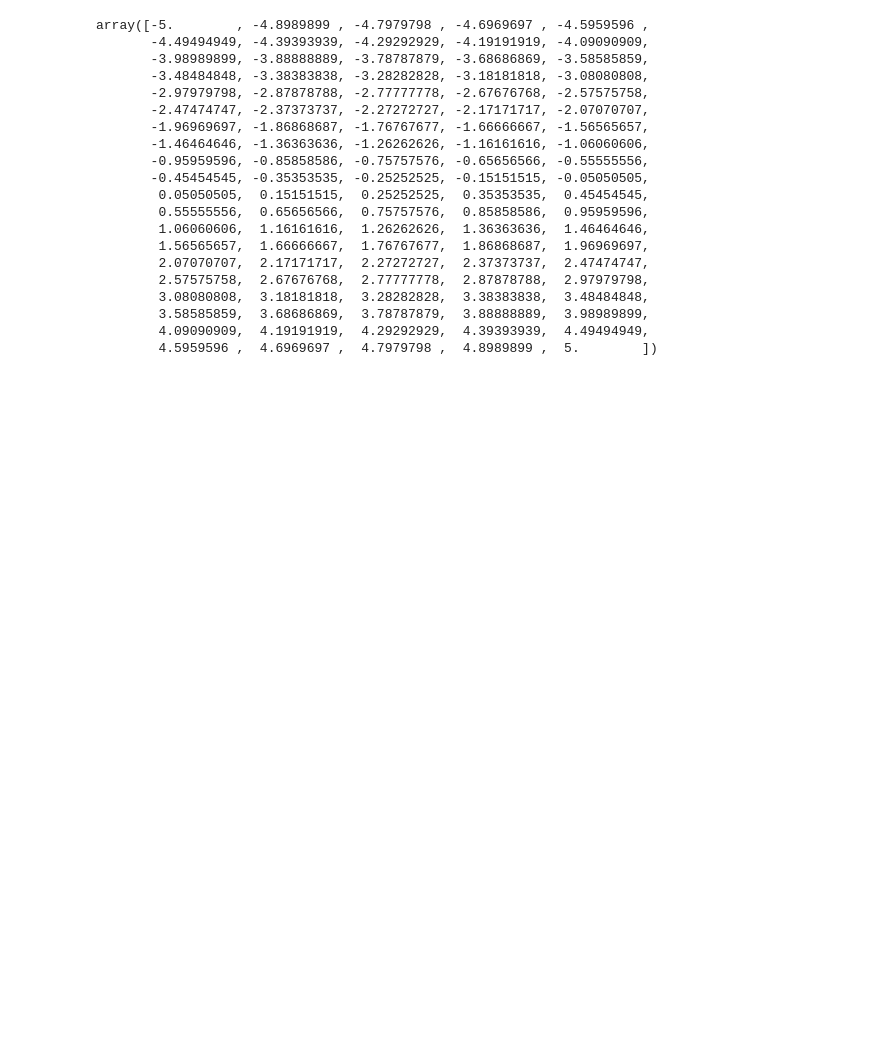
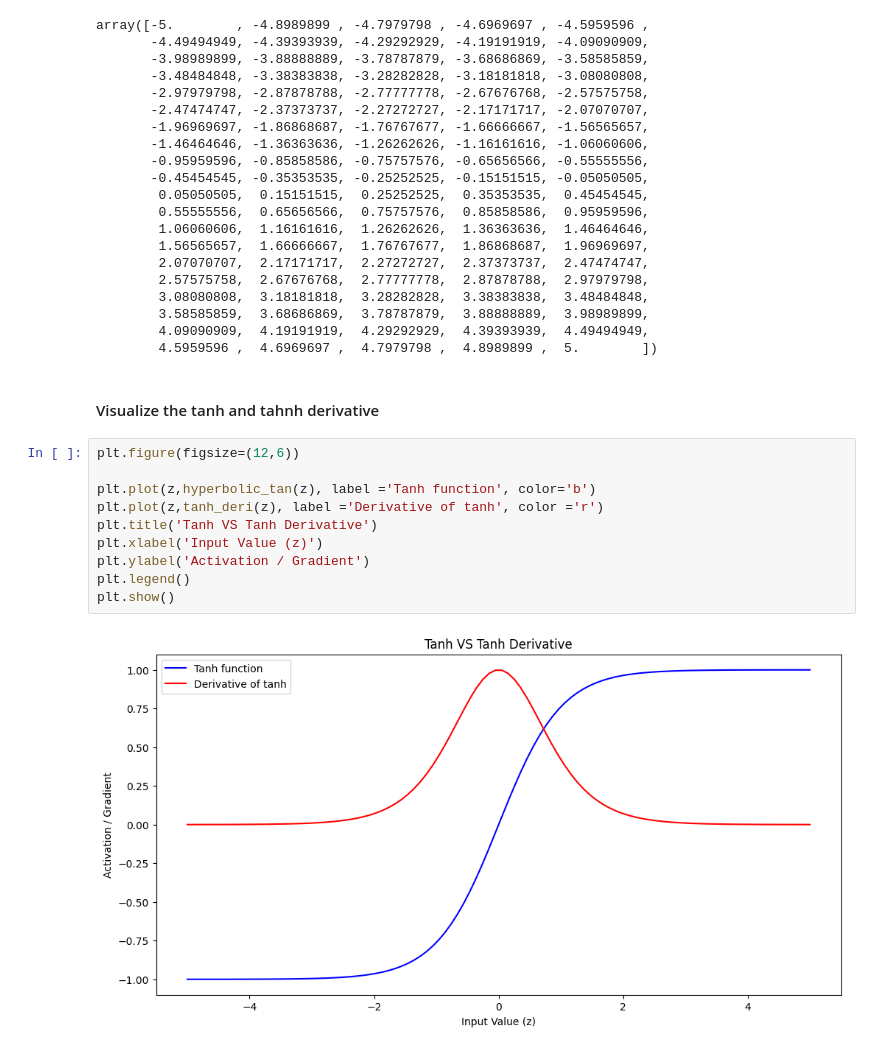
Before and after one commit to VishSeran/deep-leaning-models, a Jupyter notebook: activation-function/activation-function.ipynb, the cells around one changed output. Cells and saved outputs as stored; diff of their text form; blank space fills up the shorter version.

Commit message:
tanh plotted

```diff
--- a/activation-function/activation-function.ipynb
+++ b/activation-function/activation-function.ipynb
@@ -152,3 +153,17 @@ array([-5.        , -4.8989899 , -4.7979798 , -4.6969697 , -4.5959596 ,
         3.58585859,  3.68686869,  3.78787879,  3.88888889,  3.98989899,
         4.09090909,  4.19191919,  4.29292929,  4.39393939,  4.49494949,
         4.5959596 ,  4.6969697 ,  4.7979798 ,  4.8989899 ,  5.        ])
+# %% [markdown]
+#### Visualize the tanh and tahnh derivative
+# %%
+plt.figure(figsize=(12,6))
+
+plt.plot(z,hyperbolic_tan(z), label ='Tanh function', color='b')
+plt.plot(z,tanh_deri(z), label ='Derivative of tanh', color ='r')
+plt.title('Tanh VS Tanh Derivative')
+plt.xlabel('Input Value (z)')
+plt.ylabel('Activation / Gradient')
+plt.legend()
+plt.show()
+# %% [output]
+[figure, added]
```
Also changed, not shown: parts of 1 cell of this notebook.
